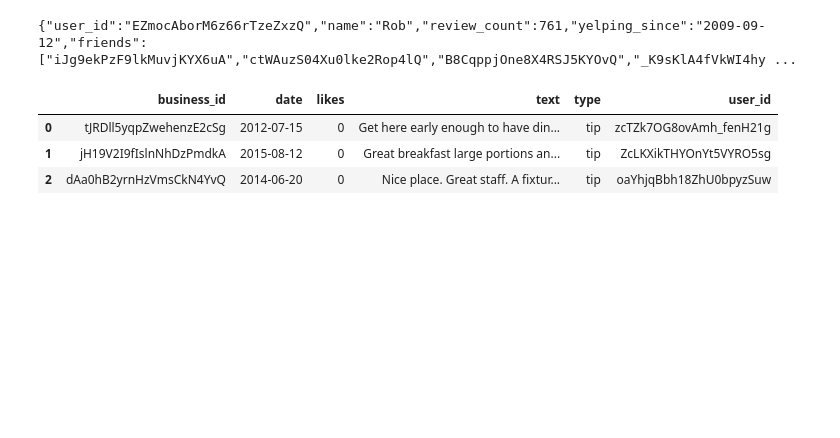
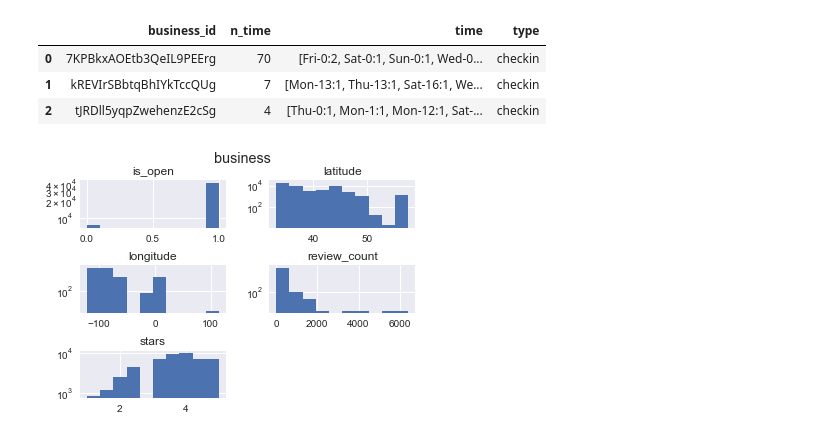
Before and after one commit to fdelia/yelp-challenge, a Jupyter notebook: 1_data_exploration.ipynb, the cells around one changed output. Cells and saved outputs as stored; diff of their text form; code cells hidden in the pictures; blank space fills up the shorter version.

```diff
--- a/1_data_exploration.ipynb
+++ b/1_data_exploration.ipynb
@@ -1,9 +1,7 @@
 # %%
 %%bash
 
-head -n 1 yelp_dataset_challenge_round9/yelp_academic_dataset_user.json
+#head -n 1 yelp_dataset_challenge_round9/yelp_academic_dataset_user.json
-# %% [output]
-{"user_id":"EZmocAborM6z66rTzeZxzQ","name":"Rob","review_count":761,"yelping_since":"2009-09-12","friends":["iJg9ekPzF9lkMuvjKYX6uA","ctWAuzS04Xu0lke2Rop4lQ","B8CqppjOne8X4RSJ5KYOvQ","_K9sKlA4fVkWI4hy ...
 # %%
 %matplotlib inline
 import re
@@ -24,42 +22,75 @@ fileinput.close() # sometimes fileinput is already active
 def load_file(filename, transformer=None):
     data_dir = "yelp_dataset_challenge_round9"
     filepath = os.path.join(data_dir, filename)
-    max_lines = 30000
-    #headers = None
+    max_lines = 50000
+
     data = []
     for line in fileinput.input(filepath):
         d = json.loads(line)
-        #if not headers:
-        #        headers = list(d.keys())
 
         if transformer:
             d = transformer(d)
 
-        #row = list(d.values())
         data.append(d)
         if len(data) > max_lines: break
 
     fileinput.close()
     return pd.DataFrame(data)
-    #return pd.DataFrame(data=data, columns=headers)
 
 def transf_user(d):
     d['n_friends'] = len(d['friends'])
     d['n_elite'] = len(d['elite'])
     del d['friends']
     del d['elite']
-    #del d['compliment_writer']
+    #del d['compliment_writer'] # are there other more than one type?
     return d
 
-df_user = load_file("yelp_academic_dataset_user.json", transf_user)
+def transf_checkin(d):
+    d['n_time'] = len(d['time'])
+    return d
+
+df_bus = load_file("yelp_academic_dataset_business.json")
+df_checkin = load_file("yelp_academic_dataset_checkin.json", transf_checkin)
 df_review = load_file("yelp_academic_dataset_review.json")
 df_tip = load_file("yelp_academic_dataset_tip.json")
+df_user = load_file("yelp_academic_dataset_user.json", transf_user)
+
+# add attributes columns
+#df_bus['attributes'] = df_bus['attributes'].apply(lambda x: )
+# fill missing values?
+
+#df_bus['attributes'].apply()
+#df_bus['hours.apply()
+#df_user['friends']
+#df_uer['elite']
-# %%
-# are there other types?
-#df_user[df_user['compliment_writer'] != 'user']
-df_tip.head(3)
-# %% [output]
-|  | business_id | date | likes | text | type | user_id |
-| 0 | tJRDll5yqpZwehenzE2cSg | 2012-07-15 | 0 | Get here early enough to have din... | tip | zcTZk7OG8ovAmh_fenH21g |
-| 1 | jH19V2I9fIslnNhDzPmdkA | 2015-08-12 | 0 | Great breakfast large portions an... | tip | ZcLKXikTHYOnYt5VYRO5sg |
-| 2 | dAa0hB2yrnHzVmsCkN4YvQ | 2014-06-20 | 0 | Nice place. Great staff. A fixtur... | tip | oaYhjqBbh18ZhU0bpyzSuw |
+# %%
+# explore dfs here
+
+#df_user[df_user['compliment_writer'] != 'user']
+#print(df_bus[df_bus['type'] != 'business'])
+#print(df_checkin[df_checkin['type'] != 'checkin'])
+df_checkin.head(3)
+# %% [output]
+|  | business_id | n_time | time | type |
+| 0 | 7KPBkxAOEtb3QeIL9PEErg | 70 | [Fri-0:2, Sat-0:1, Sun-0:1, Wed-0... | checkin |
+| 1 | kREVIrSBbtqBhIYkTccQUg | 7 | [Mon-13:1, Thu-13:1, Sat-16:1, We... | checkin |
+| 2 | tJRDll5yqpZwehenzE2cSg | 4 | [Thu-0:1, Mon-1:1, Mon-12:1, Sat-... | checkin |
+# %%
+cols = ['review_count', 'stars', 'is_open', 'latitude', 'longitude']
+axes = df_bus.hist(column=cols)
+for i in axes:
+    for ax in i:
+        ax.set_yscale('log')
+
+plt.subplots_adjust(hspace=0.8)
+plt.suptitle('business')
+plt.show()
+
+# business per city
+#v = df_bus.groupby('city').size()#.value_counts()
+#print(v)
+#sns.lmplot('latitude', 'longitude', data=df_bus, fit_reg=False)
+#ax = sns.barplot(x=np.array(v.keys()), y=v.values, palette="BuGn_d")
+#ax.set_yscale('log')
+# %% [output]
+[figure, added]
```
Also changed, not shown: parts of 8 cells of this notebook.
